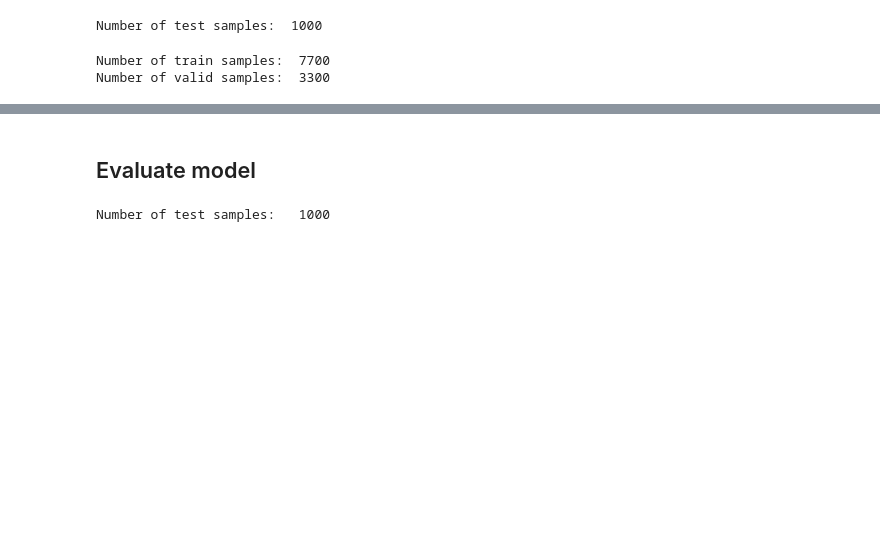
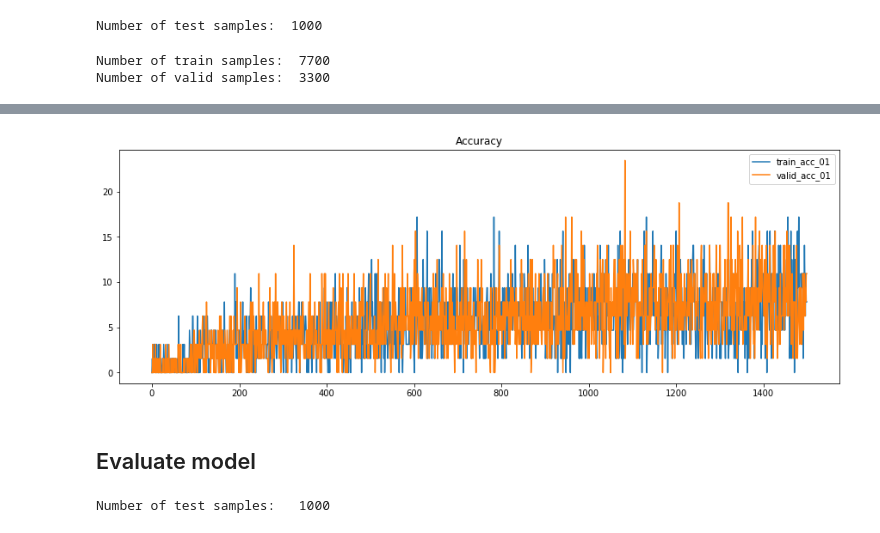
Before and after one commit to feklistoff/Guess-Angle-CNN-Project, a Jupyter notebook: model_tf.ipynb, the cells around one changed output, grey strips where cells are left out. Drawn from its saved outputs; the diff is of its cells as text; code cells hidden in the pictures; blank space fills up the shorter version.

```diff
--- a/model_tf.ipynb
+++ b/model_tf.ipynb
@@ -217,3 +220,9 @@ plt.show()
+# %%
+# plot accuracy 0.1
+plot_acc01.plot(title='Accuracy', figsize=(15, 5))
+plt.show()
+# %% [output]
+[figure, added]
 # %% [markdown]
 ## Evaluate model
 # %%
```
Also changed, not shown: parts of 20 cells of this notebook, 2 other files.
